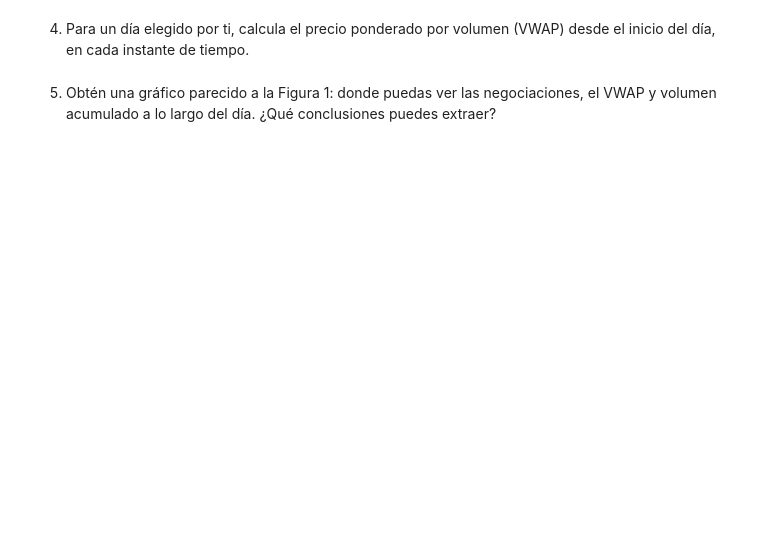
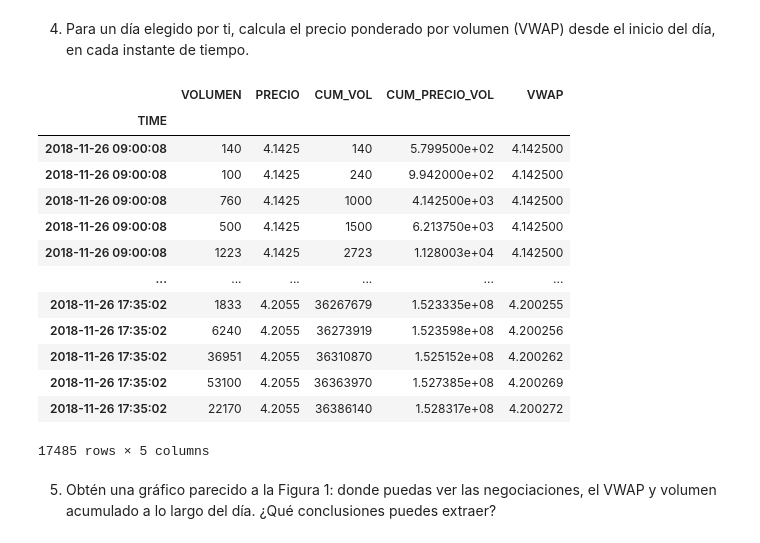
Before and after one commit to lucia-corsan/IAA-Finance, a Jupyter notebook: Labs/Lab 2/Lab2.ipynb, the cells around one changed output. Drawn from its saved outputs; the diff is of its cells as text; code cells hidden in the pictures; blank space fills up the shorter version.

```diff
--- a/Labs/Lab 2/Lab2.ipynb
+++ b/Labs/Lab 2/Lab2.ipynb
@@ -59,3 +59,19 @@ df
 # %% [markdown]
 2. Usando los datos del apartado anterior calcula las velas (open, high, low, close, vol)
 diarias y mensuales.
+# %%
+df_final["TIME"] = pd.to_datetime(df_final["TIME"])  # Convertir a datetime
+df_final.set_index("TIME", inplace=True)  # Usar la columna de tiempo como índice
+
+def calcular_velas(df, intervalo):
+    return df.resample(intervalo).agg({
+        "PRECIO": ["first", "last", "max", "min"]
+    }).dropna()
+
+# Calcular las velas diarias y mensuales
+df_velas_diarias = calcular_velas(df_final, "1D")
+df_velas_mensuales = calcular_velas(df_final, "1M")
+
+# Renombrar columnas
+df_velas_diarias.columns = ["Open", "Close", "High", "Low"]
+df_velas_mensuales.columns = ["Open", "Close", "High", "Low"]
@@ -64,6 +123,37 @@ diarias y mensuales.
 # %% [markdown]
 4. Para un día elegido por ti, calcula el precio ponderado por volumen (VWAP) desde el
 inicio del día, en cada instante de tiempo.
+# %%
+# Elegir un día específico (modifica la fecha según tus datos)
+fecha_elegida = "2018-11-26"  # Formato YYYY-MM-DD
+
+# Filtrar los datos para la fecha elegida
+df_dia = df_final[df_final.index.date == pd.to_datetime(fecha_elegida).date()].copy()
+
+# Asegurar que la columna "VOLUMEN" existe y no tiene valores nulos
+if "VOLUMEN" not in df_dia.columns or df_dia["VOLUMEN"].isna().all():
+    raise ValueError("La columna 'VOLUMEN' no está presente o tiene solo valores nulos.")
+
+# Calcular el precio ponderado por volumen (VWAP)
+df_dia["CUM_VOL"] = df_dia["VOLUMEN"].cumsum()
+df_dia["CUM_PRECIO_VOL"] = (df_dia["PRECIO"] * df_dia["VOLUMEN"]).cumsum()
+df_dia["VWAP"] = df_dia["CUM_PRECIO_VOL"] / df_dia["CUM_VOL"]
+df_dia
+# %% [output]
+|  | VOLUMEN | PRECIO | CUM_VOL | CUM_PRECIO_VOL | VWAP |
+| TIME |  |  |  |  |  |
+| 2018-11-26 09:00:08 | 140 | 4.1425 | 140 | 5.799500e+02 | 4.142500 |
+| 2018-11-26 09:00:08 | 100 | 4.1425 | 240 | 9.942000e+02 | 4.142500 |
+| 2018-11-26 09:00:08 | 760 | 4.1425 | 1000 | 4.142500e+03 | 4.142500 |
+| 2018-11-26 09:00:08 | 500 | 4.1425 | 1500 | 6.213750e+03 | 4.142500 |
+| 2018-11-26 09:00:08 | 1223 | 4.1425 | 2723 | 1.128003e+04 | 4.142500 |
+| ... | ... | ... | ... | ... | ... |
+| 2018-11-26 17:35:02 | 1833 | 4.2055 | 36267679 | 1.523335e+08 | 4.200255 |
+| 2018-11-26 17:35:02 | 6240 | 4.2055 | 36273919 | 1.523598e+08 | 4.200256 |
+| 2018-11-26 17:35:02 | 36951 | 4.2055 | 36310870 | 1.525152e+08 | 4.200262 |
+| 2018-11-26 17:35:02 | 53100 | 4.2055 | 36363970 | 1.527385e+08 | 4.200269 |
+| 2018-11-26 17:35:02 | 22170 | 4.2055 | 36386140 | 1.528317e+08 | 4.200272 |
+17485 rows × 5 columns
 # %% [markdown]
 5. Obtén una gráfico parecido a la Figura 1: donde puedas ver las negociaciones, el VWAP
 y volumen acumulado a lo largo del día. ¿Qué conclusiones puedes extraer?
```
Also changed, not shown: parts of 9 cells of this notebook.
